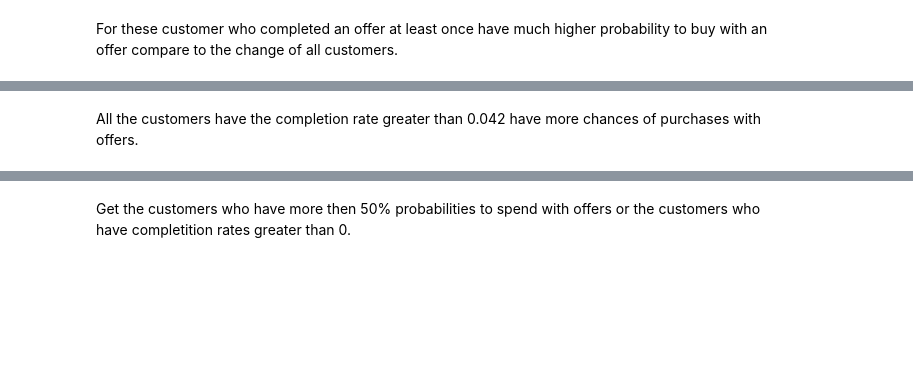
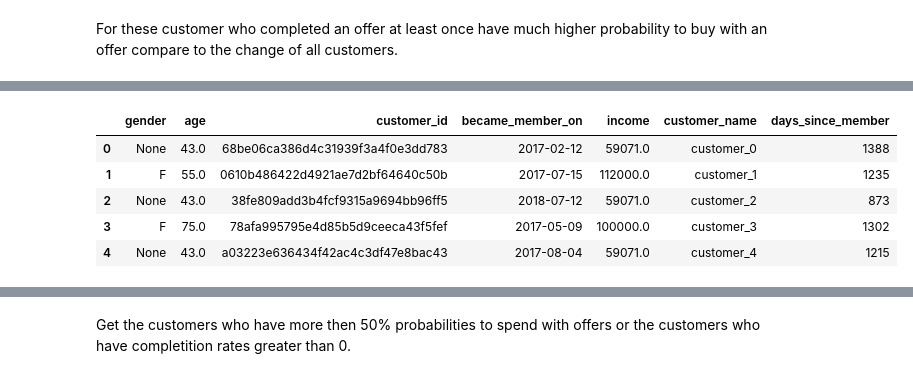
Before and after one commit to Mendy5/Udacity_Project_Capstone, a Jupyter notebook: Starbucks_Capstone_Notebook_v2.ipynb, the cells around one changed output, grey strips where cells are left out. Cells and saved outputs as stored; diff of their text form; code cells hidden in the pictures; blank space fills up the shorter version.

```diff
--- a/Starbucks_Capstone_Notebook_v2.ipynb
+++ b/Starbucks_Capstone_Notebook_v2.ipynb
@@ -1461,2 +1396,0 @@ plt.imshow(img)
-# %% [markdown]
-All the customers have the completion rate greater than 0.042 have more chances of purchases with offers.
@@ -1462,0 +1399,9 @@ All the customers have the completion rate greater than 0.042 have more chances
+# %%
+profile.head()
+# %% [output]
+|  | gender | age | customer_id | became_member_on | income | customer_name | days_since_member |
+| 0 | None | 43.0 | 68be06ca386d4c31939f3a4f0e3dd783 | 2017-02-12 | 59071.0 | customer_0 | 1388 |
+| 1 | F | 55.0 | 0610b486422d4921ae7d2bf64640c50b | 2017-07-15 | 112000.0 | customer_1 | 1235 |
+| 2 | None | 43.0 | 38fe809add3b4fcf9315a9694bb96ff5 | 2018-07-12 | 59071.0 | customer_2 | 873 |
+| 3 | F | 75.0 | 78afa995795e4d85b5d9ceeca43f5fef | 2017-05-09 | 100000.0 | customer_3 | 1302 |
+| 4 | None | 43.0 | a03223e636434f42ac4c3df47e8bac43 | 2017-08-04 | 59071.0 | customer_4 | 1215 |
```
Also changed, not shown: parts of 52 cells of this notebook.
